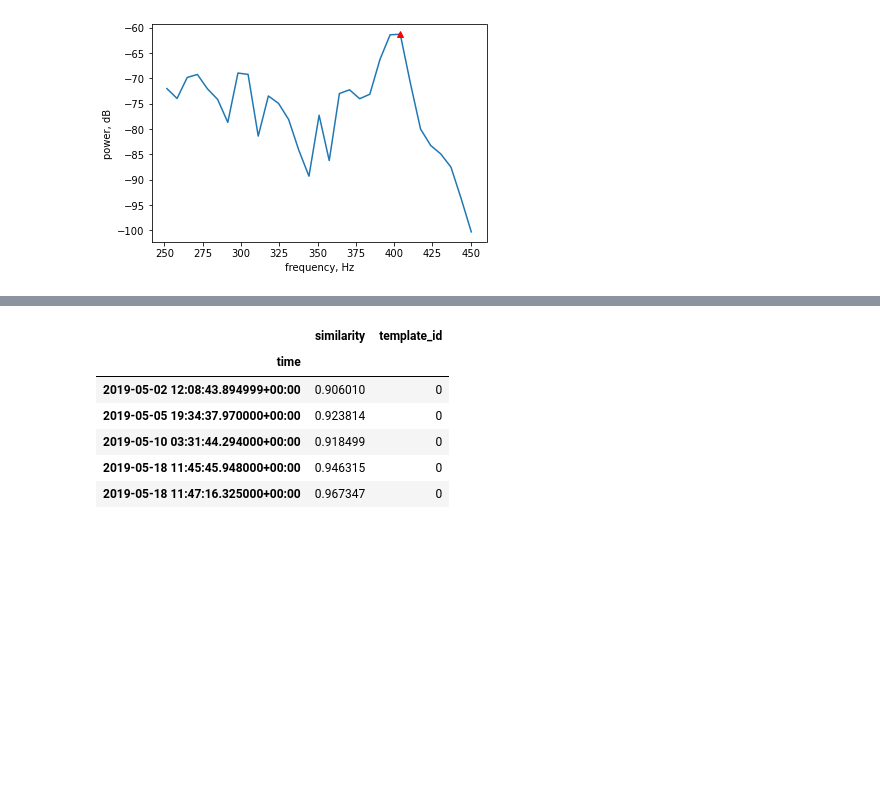
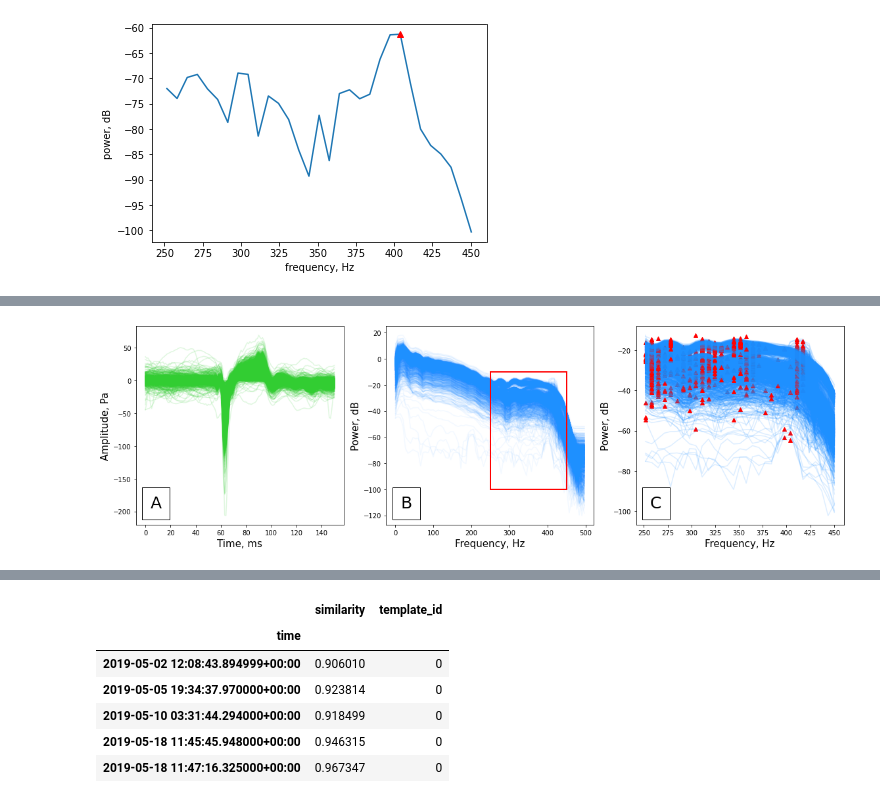
Before and after one commit to SerpRateAI/boreholeAcoustics, a Jupyter notebook: spectra_from_rob.ipynb, the cells around one changed output, grey strips where cells are left out. Drawn from its saved outputs; the diff is of its cells as text; code cells hidden in the pictures; blank space fills up the shorter version.

```diff
--- a/spectra_from_rob.ipynb
+++ b/spectra_from_rob.ipynb
@@ -136,0 +96,47 @@ ax.hist(peaks, bins=20)
+# %%
+fig, ax = plt.subplots(1, 3, figsize=(16, 5))
+
+bubbles = pd.read_csv('allbubblesh1.csv', names=np.arange(2114))
+ax[0].plot(bubbles.values, color='limegreen', alpha=0.15)
+ax[0].set_ylabel('Amplitude, Pa', fontsize=15)
+ax[0].set_xlabel('Time, ms', fontsize=15)
+
+ax[1].plot(spectra['f'], 10*np.log10(spectra['PXX']), color='dodgerblue', alpha=0.05)
+ax[1].set_ylabel('Power, dB', fontsize=15)
+ax[1].set_xlabel('Frequency, Hz', fontsize=15)
+
+
+ax[2].set_ylabel('Power, dB', fontsize=15)
+ax[2].set_xlabel('Frequency, Hz', fontsize=15)
+x = spectra['f'].flatten()[38:-7]
+
+peaks = []
+
+for p in spectra['PXX'].transpose():
+    y = 10*np.log10(p[38:-7])
+
+    ax[2].plot(x, y, color='dodgerblue', alpha=0.15)
+
+    ypeak = np.argmax(y)
+    xpeak = x[ypeak]
+
+    if ypeak == 0:
+        ypeak = np.argmax(y[8:])
+        xpeak = x[ypeak]
+
+    peaks.append(xpeak)
+
+    ax[2].plot(xpeak, y.max(), marker='^', color='red')
+
+bbox = dict(facecolor='none', edgecolor='black', boxstyle='square,pad=0.5')
+fig.text(s='A', fontsize=25, x=0.075, y=0.2, bbox=bbox)
+fig.text(s='B', fontsize=25, x=0.4051, y=0.2, bbox=bbox)
+fig.text(s='C', fontsize=25, x=0.735, y=0.2, bbox=bbox)
+# rect = matplotlib.patches.Rectangle((250, -50), 200, 40, linewidth=1, edgecolor='r', facecolor='none', zorder=5000)
+rect = matplotlib.patches.Rectangle((250, -100), 200, 90, linewidth=2, edgecolor='r', facecolor='none', zorder=5000)
+ax[1].add_patch(rect)
+
+fig.tight_layout()
+fig.savefig('figures/supp.pdf', bbox_inches='tight')
+# %% [output]
+[figure, added]
```
Also changed, not shown: parts of 20 cells of this notebook, 6 other files.
